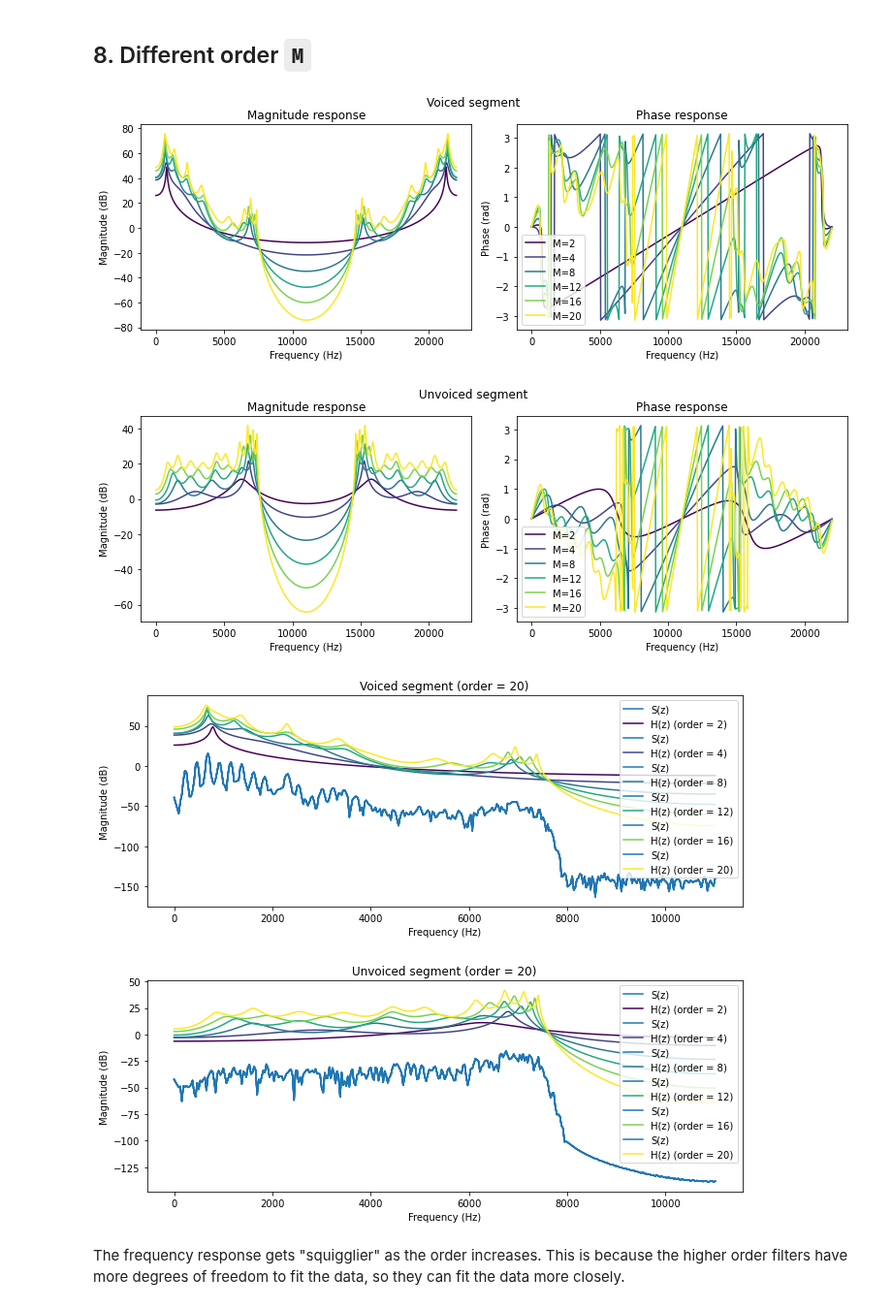
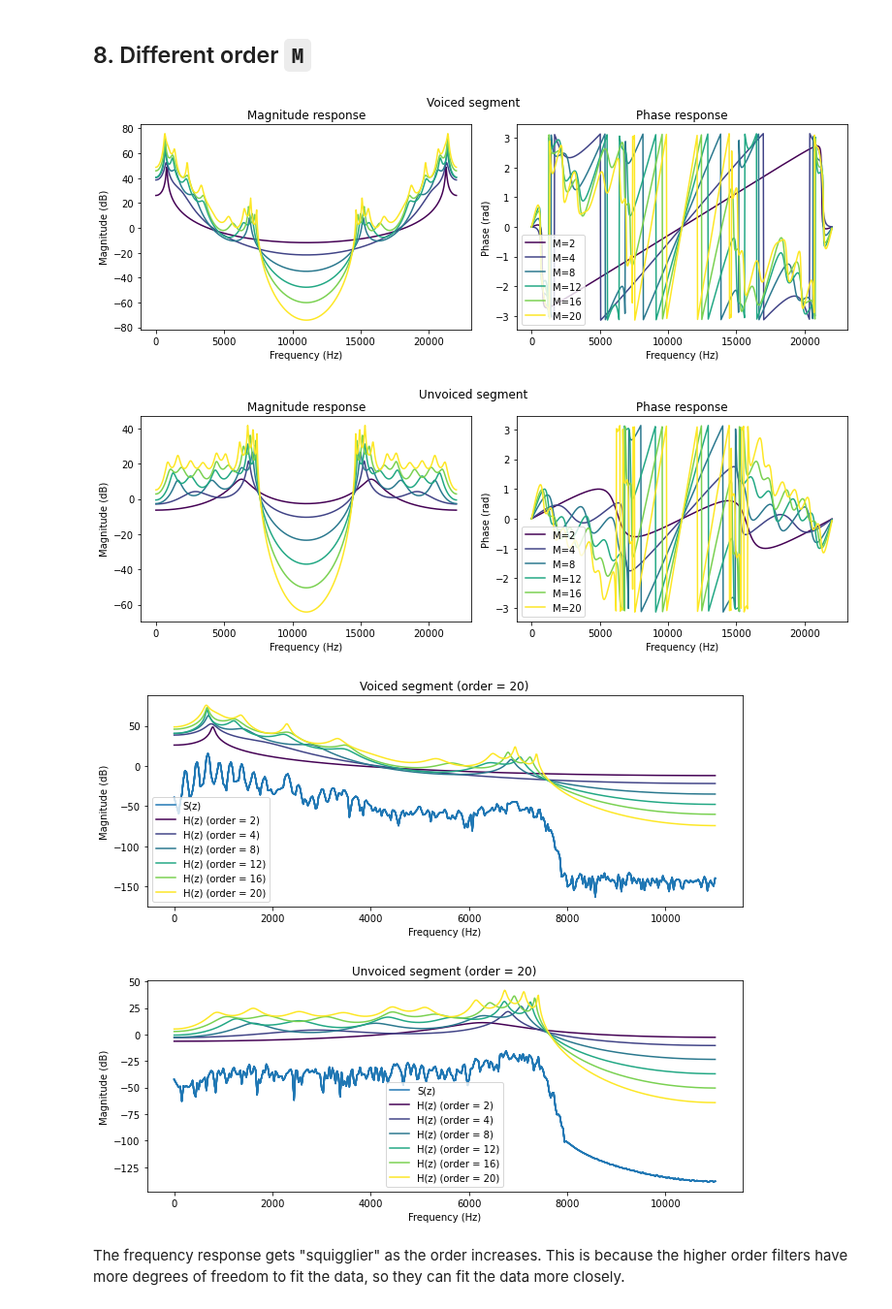
Before and after one commit to iibrahimli/ssp_sose2023, a Jupyter notebook: Exercise3/exercise3.ipynb, the cells around one changed output. Shown at 97% size. Drawn from its saved outputs; the diff is of its cells as text; code cells hidden in the pictures.

Commit message:
remove duplicate labels

```diff
--- a/Exercise3/exercise3.ipynb
+++ b/Exercise3/exercise3.ipynb
@@ -268,38 +268,39 @@ for i, M in enumerate(lpc_order):
         fig_unvoiced,
         axs_unvoiced,
         color=color,
         label=f"M={M}",
     )
 
     plot_dft(
         voiced_s,
         fs,
         "Voiced segment",
         a_voiced,
         fig_voiced_dft,
         axs_voiced_dft,
         order=M,
         color=color,
     )
     plot_dft(
         unvoiced_s,
         fs,
         "Unvoiced segment",
         a_unvoiced,
         fig_unvoiced_dft,
         axs_unvoiced_dft,
         order=M,
         color=color,
     )
 
-    handles, labels = plt.gca().get_legend_handles_labels()
-    by_label = dict(zip(labels, handles))
-    plt.legend(by_label.values(), by_label.keys())
+remove_duplicate_labels(axs_voiced[1])
+remove_duplicate_labels(axs_unvoiced[1])
+remove_duplicate_labels(axs_voiced_dft)
+remove_duplicate_labels(axs_unvoiced_dft)
 # %% [output]
 [figure]
 [figure]
-[figure, old version]
+[figure, new version]
-[figure, old version]
+[figure, new version]
 # %% [markdown]
 The frequency response gets "squigglier" as the order increases. This is because the higher order filters have more degrees of freedom to fit the data, so they can fit the data more closely.
 # %% [markdown]
```
